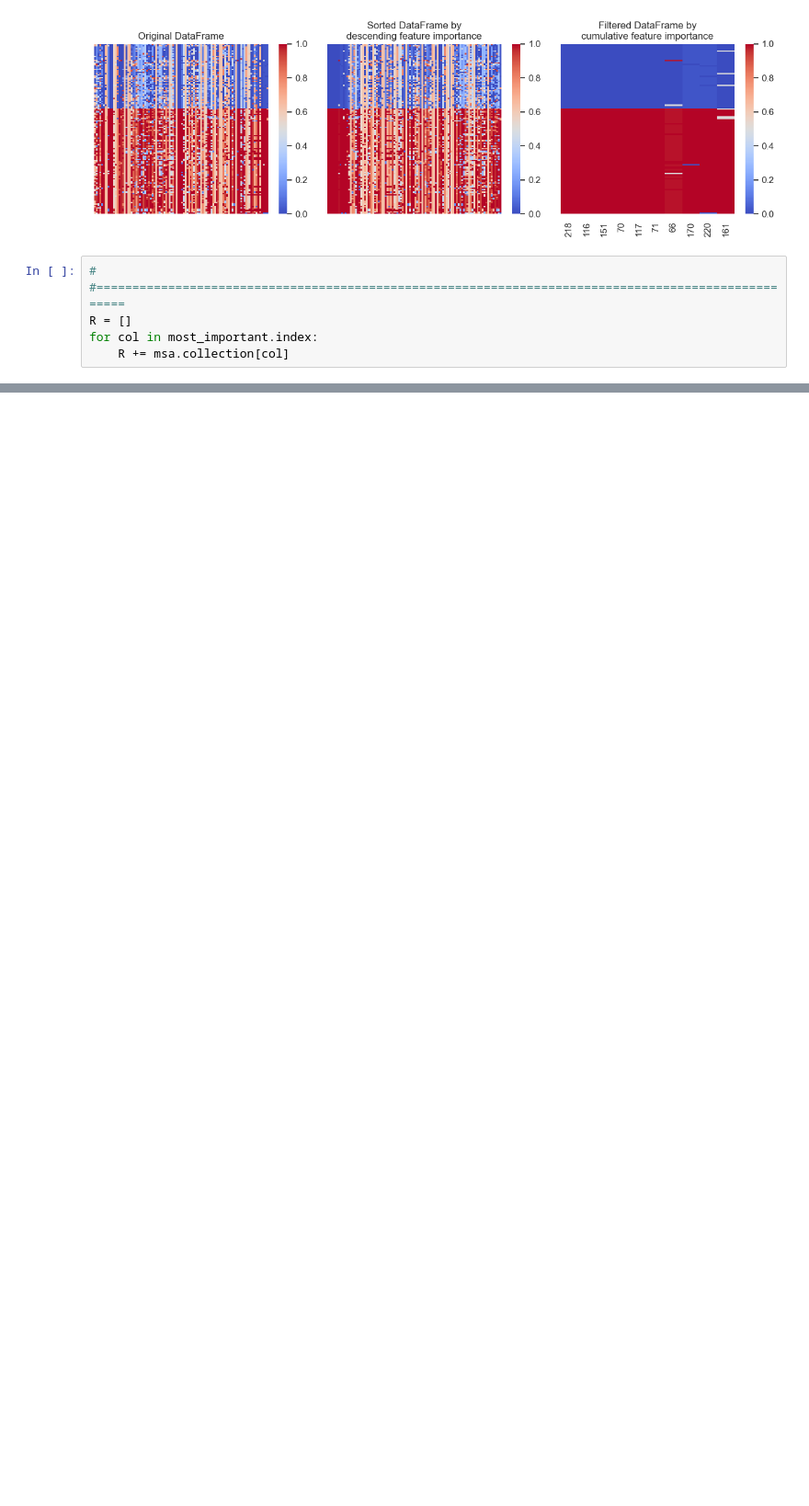
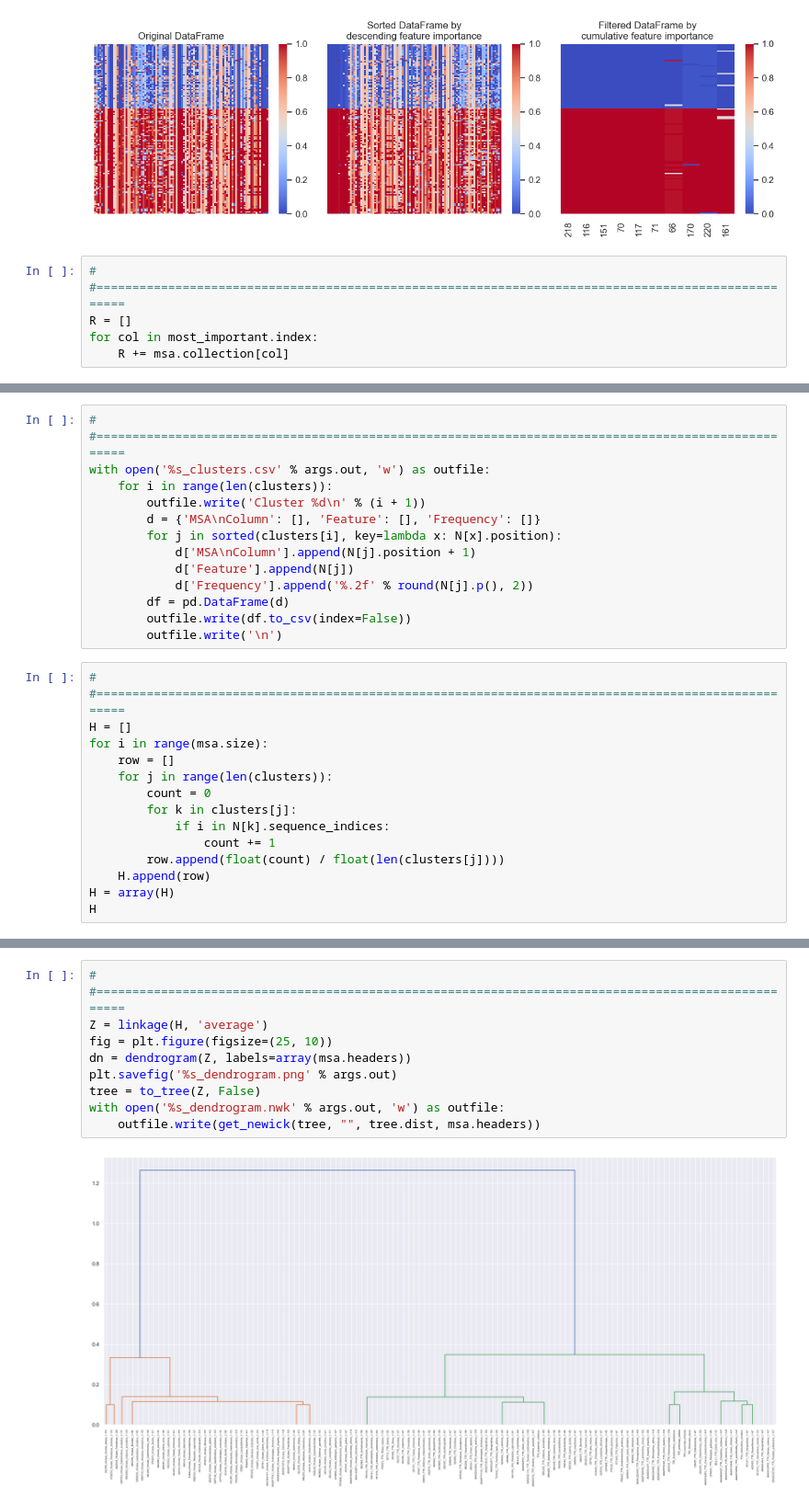
Before and after one commit to lcobiodata/msautils, a Jupyter notebook: examples/transthyretin/example-ttr-hiuase.ipynb, the cells around one changed output, grey strips where cells are left out. Shown at 92% size. Cells and saved outputs as stored; diff of their text form; blank space fills up the shorter version.

Commit message:
Everything working fine until the dendrogram.

```diff
--- a/examples/transthyretin/example-ttr-hiuase.ipynb
+++ b/examples/transthyretin/example-ttr-hiuase.ipynb
@@ -385,0 +353,27 @@ for col in most_important.index:
+# %%
+# #====================================================================================================
+with open('%s_clusters.csv' % args.out, 'w') as outfile:
+    for i in range(len(clusters)):
+        outfile.write('Cluster %d\n' % (i + 1))
+        d = {'MSA\nColumn': [], 'Feature': [], 'Frequency': []}
+        for j in sorted(clusters[i], key=lambda x: N[x].position):
+            d['MSA\nColumn'].append(N[j].position + 1)
+            d['Feature'].append(N[j])
+            d['Frequency'].append('%.2f' % round(N[j].p(), 2))
+        df = pd.DataFrame(d)
+        outfile.write(df.to_csv(index=False))
+        outfile.write('\n')
+# %%
+# #====================================================================================================
+H = []
+for i in range(msa.size):
+    row = []
+    for j in range(len(clusters)):
+        count = 0
+        for k in clusters[j]:
+            if i in N[k].sequence_indices:
+                count += 1
+        row.append(float(count) / float(len(clusters[j])))
+    H.append(row)
+H = array(H)
+H
@@ -385,0 +398,11 @@ for col in most_important.index:
+# %%
+# #====================================================================================================
+Z = linkage(H, 'average')
+fig = plt.figure(figsize=(25, 10))
+dn = dendrogram(Z, labels=array(msa.headers))
+plt.savefig('%s_dendrogram.png' % args.out)
+tree = to_tree(Z, False)
+with open('%s_dendrogram.nwk' % args.out, 'w') as outfile:
+    outfile.write(get_newick(tree, "", tree.dist, msa.headers))
+# %% [output]
+[figure, added]
```
Also changed, not shown: parts of 9 cells of this notebook.
